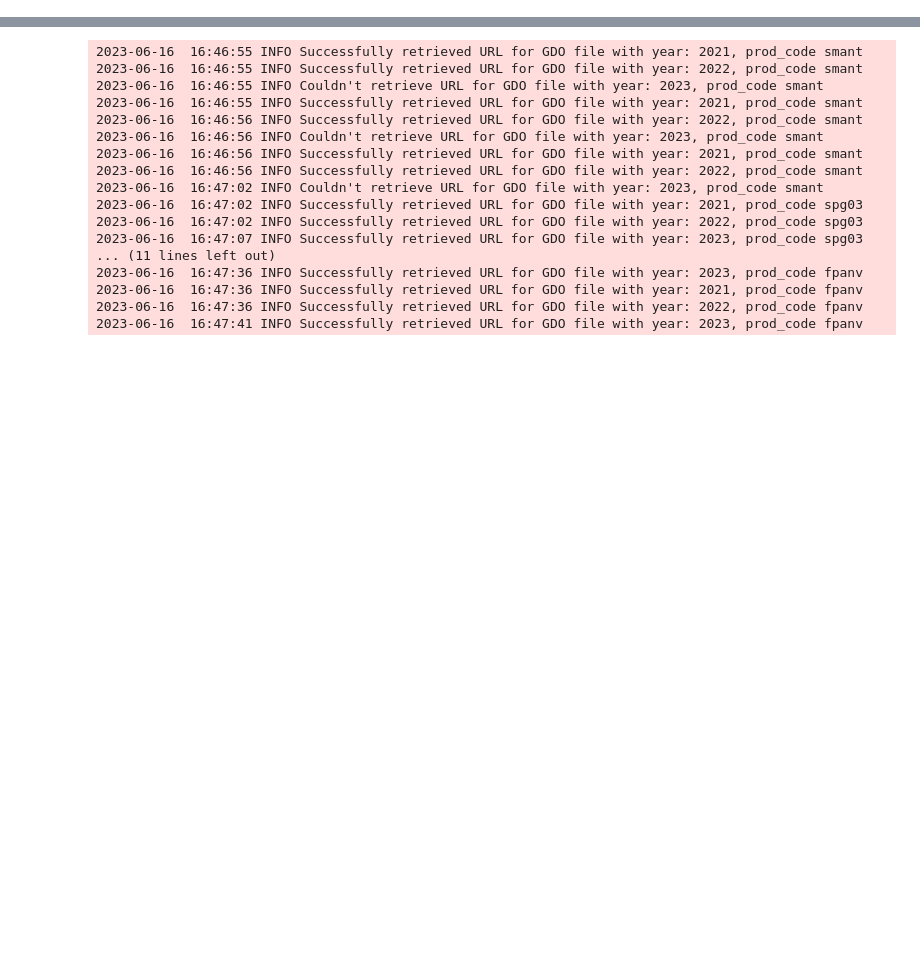
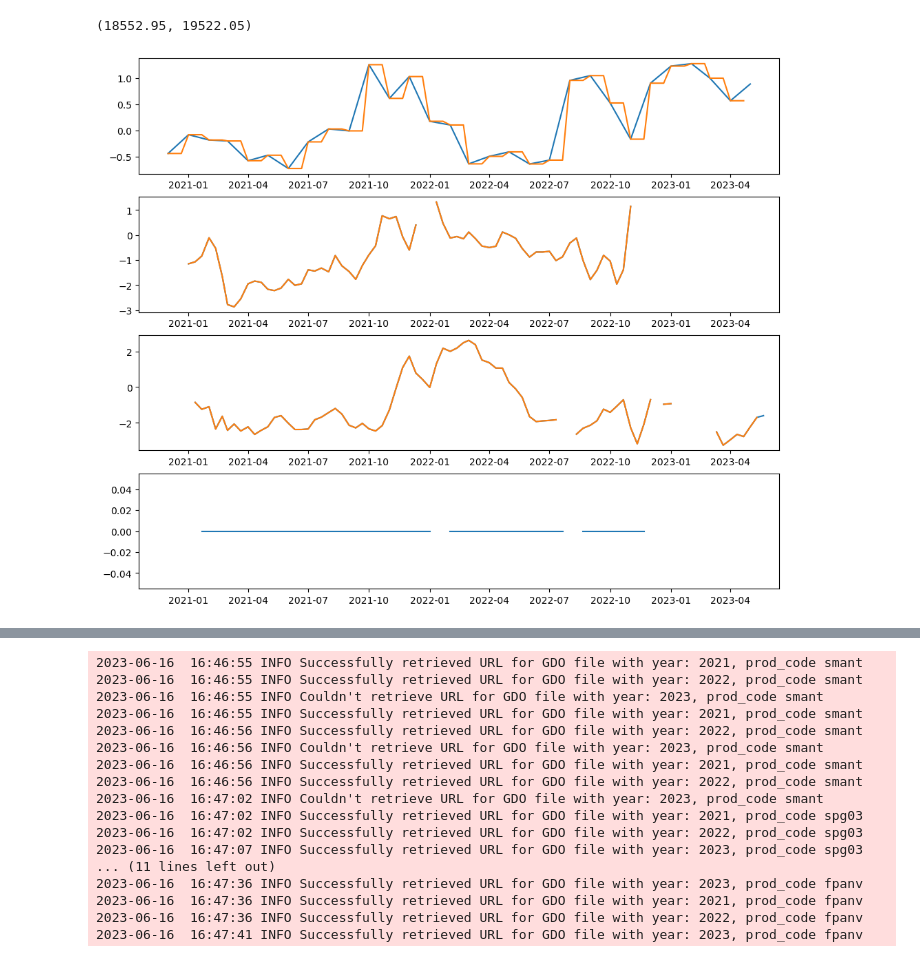
Before and after one commit to pixalytics-ltd/Climate-drought, a Jupyter notebook: test_cdi.ipynb, the cells around one changed output, grey strips where cells are left out. Cells and saved outputs as stored; diff of their text form; code cells hidden in the pictures; blank space fills up the shorter version.

```diff
--- a/test_cdi.ipynb
+++ b/test_cdi.ipynb
@@ -26,0 +149,23 @@ aa_pn = config.AnalysisArgs(latitude=[38.5,40.5,38,38.5,38.5],longitude=[-119.5,
+# %%
+fig, axs = plt.subplots(4,1,figsize=(12,10))
+spi_pre = cdi_bb.spi.data_ds.sel({'latitude':aa_pt.latitude,'longitude':aa_pt.longitude},method='nearest').spg03.squeeze()
+spi_pro = cdi_bb.data_ds.sel({'latitude':aa_pt.latitude,'longitude':aa_pt.longitude},method='nearest').spg03.squeeze()
+sma_pre = cdi_bb.sma.data_ds.sel({'latitude':aa_pt.latitude,'longitude':aa_pt.longitude},method='nearest').smant.squeeze()
+sma_pro = cdi_bb.data_ds.sel({'latitude':aa_pt.latitude,'longitude':aa_pt.longitude},method='nearest').smant.squeeze()
+fpr_pre = cdi_bb.fpr.data_ds.sel({'latitude':aa_pt.latitude,'longitude':aa_pt.longitude},method='nearest').fpanv.squeeze()
+fpr_pro = cdi_bb.data_ds.sel({'latitude':aa_pt.latitude,'longitude':aa_pt.longitude},method='nearest').fpanv.squeeze()
+cdi_pro = cdi_bb.data_ds.sel({'latitude':aa_pt.latitude,'longitude':aa_pt.longitude},method='nearest').CDI.squeeze()
+axs[0].plot(spi_pre.time,spi_pre)
+axs[0].plot(spi_pro.time,spi_pro.shift({'time':-3}))
+xg = axs[0].get_xlim()
+axs[1].plot(sma_pre.time,sma_pre)
+axs[1].plot(sma_pro.time,sma_pro.shift({'time':-2}))
+axs[1].set_xlim(xg)
+axs[2].plot(fpr_pre.time,fpr_pre)
+axs[2].plot(fpr_pro.time,fpr_pro.shift({'time':-1}))
+axs[2].set_xlim(xg)
+axs[3].plot(cdi_pro.time,cdi_pro)
+axs[3].set_xlim(xg)
+# %% [output]
+(18552.95, 19522.05)
+[figure, added]
```
Also changed, not shown: parts of 14 cells of this notebook, 2 other files.
